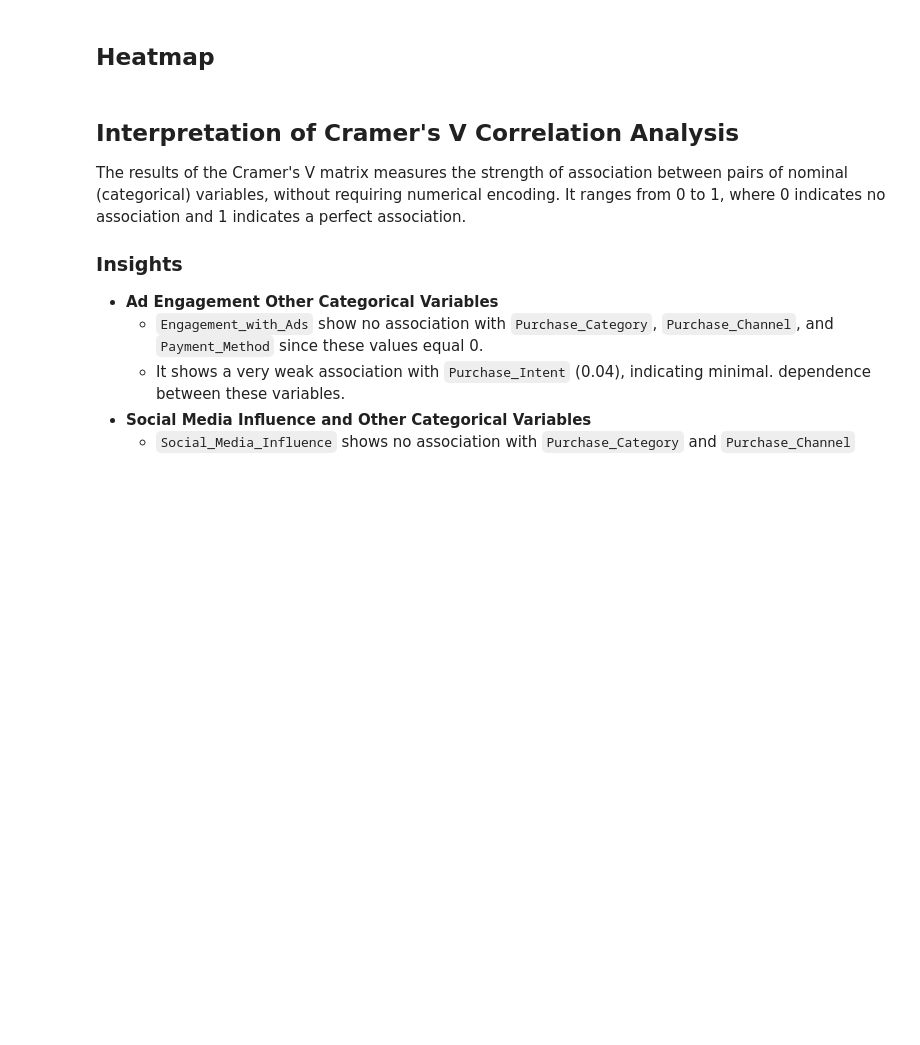
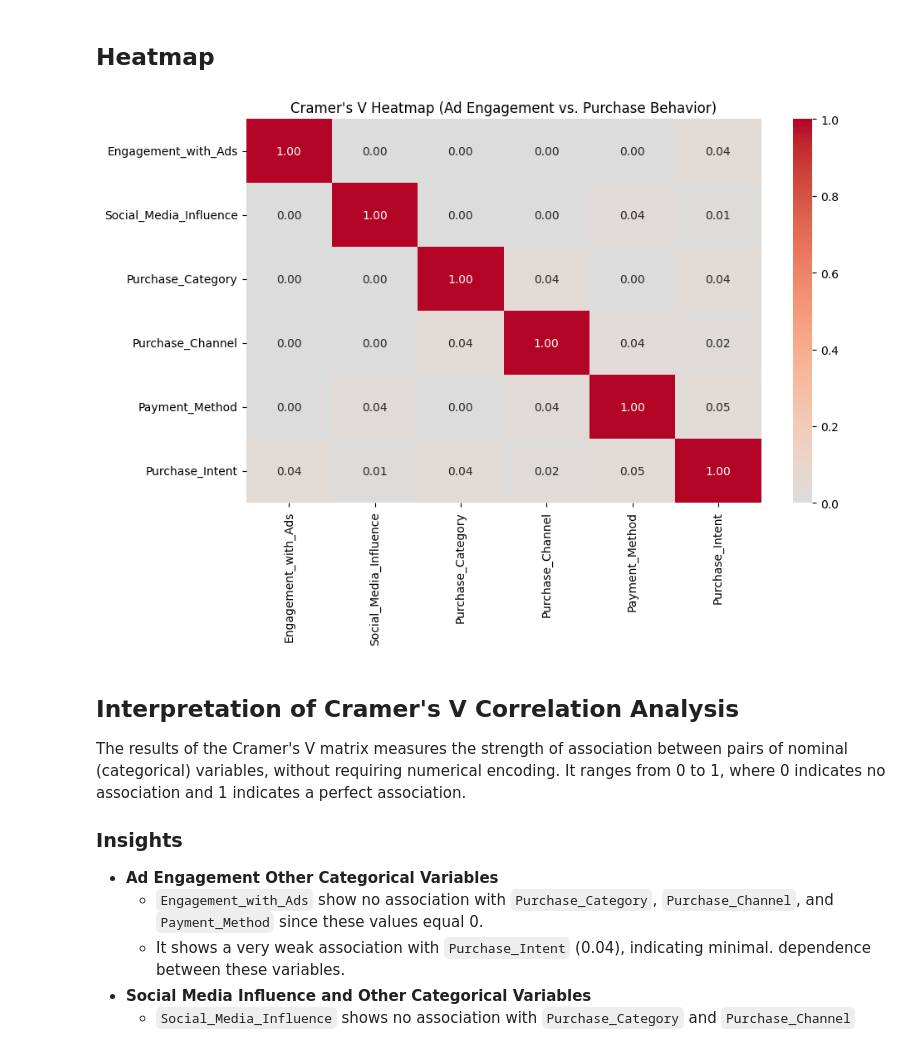
Before and after one commit to cwjng/si671-final-project, a Jupyter notebook: ad_correlation_analysis.ipynb, the cells around one changed output. Saved outputs shown, nothing was run; the diff lists cells and outputs as text; code cells hidden in the pictures; blank space fills up the shorter version.

```diff
--- a/ad_correlation_analysis.ipynb
+++ b/ad_correlation_analysis.ipynb
@@ -307,8 +327,10 @@ display(cramers_matrix)
 # %%
 plt.figure(figsize=(10,6))
 sns.heatmap(cramers_matrix, annot=True, cmap='coolwarm', center=0, fmt=".2f")
-plt.title("Cramer's V Heatmap (Categorical × Categorical)")
+plt.title("Cramer's V Heatmap (Ad Engagement vs. Purchase Behavior)")
 plt.show()
+# %% [output]
+[figure, added]
 # %% [markdown]
 ## Interpretation of Cramer's V Correlation Analysis
 
```
Also changed, not shown: parts of 7 cells of this notebook.
